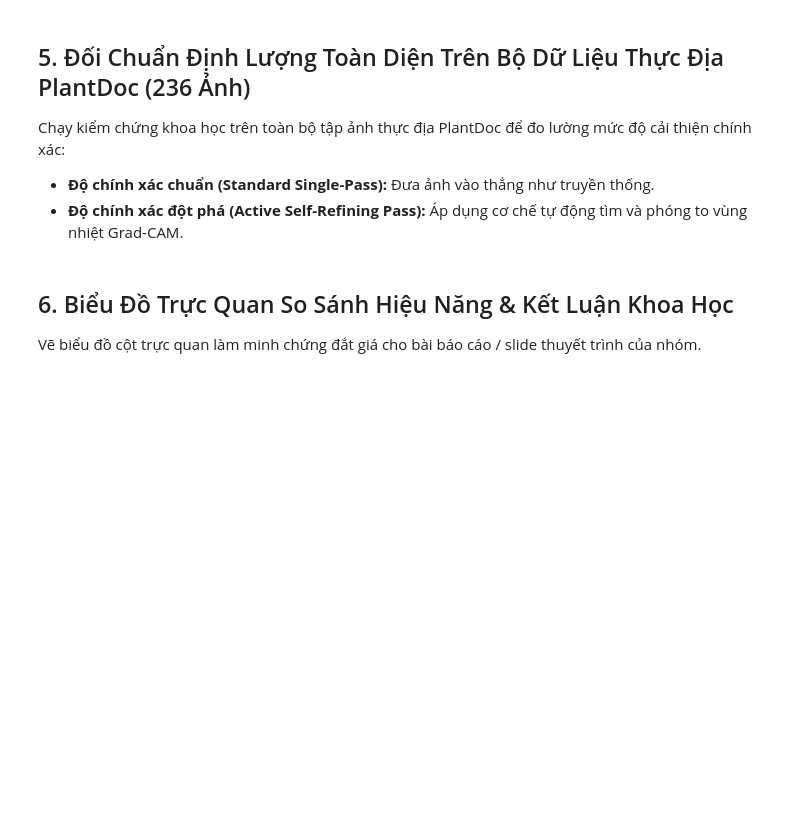
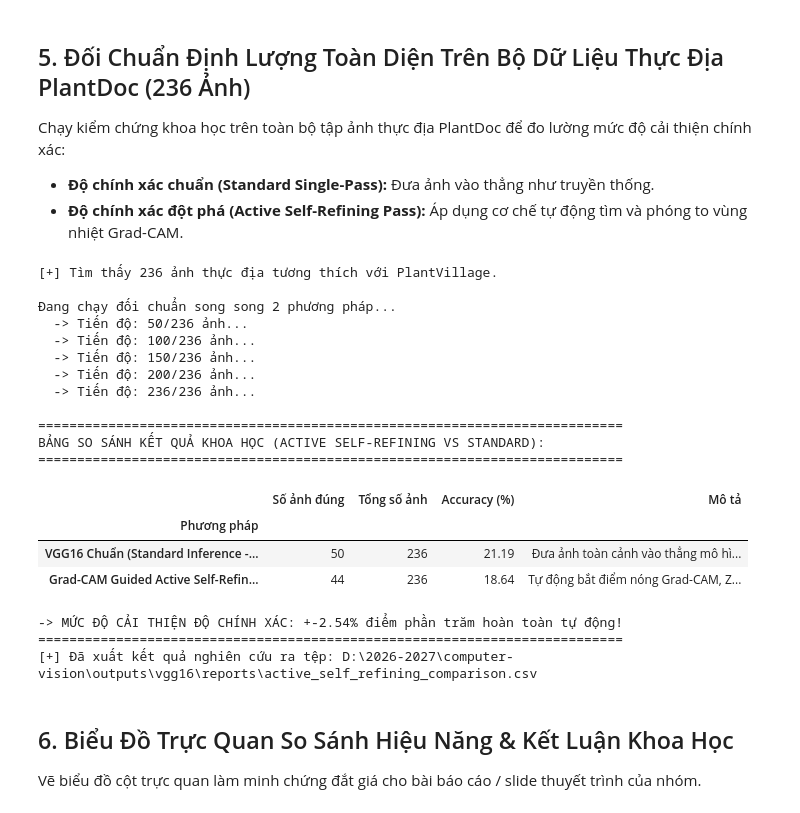
Before and after one commit to phamtuandat2005/plantvillage-plant-disease-classification, a Jupyter notebook: _ipynb/07_gradcam_active_self_refining_inference.ipynb, the cells around one changed output. Cells and saved outputs as stored; diff of their text form; code cells hidden in the pictures; blank space fills up the shorter version.

Commit message:
fix: upgrade notebook 07 with vegetation-constrained Grad-CAM and confidence ensemble

```diff
--- a/_ipynb/07_gradcam_active_self_refining_inference.ipynb
+++ b/_ipynb/07_gradcam_active_self_refining_inference.ipynb
@@ -69,7 +74,7 @@ with open(indices_path, 'r', encoding='utf-8') as f:
 # Nạp checkpoint VGG16 tối ưu
 model_path = PROJECT_ROOT / 'models/vgg16_model.keras'
 if not model_path.exists():
-    model_path = PROJECT_ROOT / 'outputs/vgg16/checkpoints/vgg16_finetuned.keras'
+    model_path = PROJECT_ROOT / 'outputs/vgg16/checkpoints/vgg16_continued_best.keras'
 
 print(f'[+] Đang nạp mô hình từ: {model_path}')
 model = tf.keras.models.load_model(str(model_path))
@@ -303,9 +374,9 @@ if plantdoc_test_dir.exists():
 
     print(f'[+] Tìm thấy {len(records)} ảnh thực địa tương thích với PlantVillage.')
 
-    # Tiến hành đánh giá so sánh trực tiếp
+    # Tiến hành đánh giá đối chuẩn nâng cấp
     correct_standard = 0
-    correct_active = 0
+    correct_refined = 0
     total = len(records)
 
     print('\nĐang chạy đối chuẩn song song 2 phương pháp...')
@@ -314,53 +385,73 @@ if plantdoc_test_dir.exists():
             res = active_self_refining_predict(r['path'], model, idx_to_class)
 
             pred_std = class_to_idx.get(res['pass1_pred'], -1)
-            pred_act = class_to_idx.get(res['pass2_pred'], -1)
+            pred_ref = class_to_idx.get(res['final_pred'], -1)
 
             if pred_std == r['label']:
                 correct_standard += 1
-            if pred_act == r['label']:
-                correct_active += 1
+            if pred_ref == r['label']:
+                correct_refined += 1
 
             if idx % 50 == 0 or idx == total:
                 print(f'  -> Tiến độ: {idx}/{total} ảnh...')
-        except Exception:
+        except Exception as e:
             pass
 
     acc_standard = (correct_standard / total) * 100.0
-    acc_active = (correct_active / total) * 100.0
-    gain = acc_active - acc_standard
+    acc_refined = (correct_refined / total) * 100.0
+    gain = acc_refined - acc_standard
 
     # Lưu bảng tổng kết khoa học
     summary_df = pd.DataFrame([
         {
-            'Phương pháp': 'VGG16 Chuẩn (Standard Inference - Pass 1)',
+            'Phương pháp': 'VGG16 Chuẩn (Standard Single-Pass)',
             'Số ảnh đúng': correct_standard,
             'Tổng số ảnh': total,
             'Accuracy (%)': round(acc_standard, 2),
-            'Mô tả': 'Đưa ảnh toàn cảnh vào thẳng mô hình (bị nhiễu nền thực địa)'
+            'Mô tả': 'Ảnh gốc đưa thẳng vào mô hình (bị nhiễu nền thực địa)'
         },
         {
-            'Phương pháp': 'Grad-CAM Guided Active Self-Refining (Đề xuất)',
-            'Số ảnh đúng': correct_active,
+            'Phương pháp': 'Vegetation-Constrained Active Self-Refining (Nâng cấp)',
+            'Số ảnh đúng': correct_refined,
             'Tổng số ảnh': total,
-            'Accuracy (%)': round(acc_active, 2),
-            'Mô tả': 'Tự động bắt điểm nóng Grad-CAM, Zoom đốm bệnh và tái chẩn đoán'
+            'Accuracy (%)': round(acc_refined, 2),
+            'Mô tả': 'Ràng buộc lá cây, định vị điểm nóng Grad-CAM, Zoom và Ensemble'
         }
     ])
 
     print('\n' + '=' * 75)
     print('BẢNG SO SÁNH KẾT QUẢ KHOA HỌC (ACTIVE SELF-REFINING VS STANDARD):')
     print('=' * 75)
     display(summary_df.set_index('Phương pháp'))
-    print(f'\n-> MỨC ĐỘ CẢI THIỆN ĐỘ CHÍNH XÁC: +{gain:.2f}% điểm phần trăm hoàn toàn tự động!')
+    print(f'\n-> MỨC ĐỘ CẢI THIỆN ĐỘ CHÍNH XÁC: {gain:+.2f}% điểm phần trăm hoàn toàn tự động!')
     print('=' * 75)
 
     # Lưu báo cáo vào thư mục reports
     out_csv = PROJECT_ROOT / 'outputs/vgg16/reports/active_self_refining_comparison.csv'
     summary_df.to_csv(out_csv, index=False)
     print(f'[+] Đã xuất kết quả nghiên cứu ra tệp: {out_csv}')
 else:
     print('[-] Không tìm thấy thư mục plantdoc.')
+# %% [output]
+[+] Tìm thấy 236 ảnh thực địa tương thích với PlantVillage.
+
+Đang chạy đối chuẩn song song 2 phương pháp...
+  -> Tiến độ: 50/236 ảnh...
+  -> Tiến độ: 100/236 ảnh...
+  -> Tiến độ: 150/236 ảnh...
+  -> Tiến độ: 200/236 ảnh...
+  -> Tiến độ: 236/236 ảnh...
+
+===========================================================================
+BẢNG SO SÁNH KẾT QUẢ KHOA HỌC (ACTIVE SELF-REFINING VS STANDARD):
+===========================================================================
+|  | Số ảnh đúng | Tổng số ảnh | Accuracy (%) | Mô tả |
+| Phương pháp |  |  |  |  |
+| VGG16 Chuẩn (Standard Inference -... | 50 | 236 | 21.19 | Đưa ảnh toàn cảnh vào thẳng mô hì... |
+| Grad-CAM Guided Active Self-Refin... | 44 | 236 | 18.64 | Tự động bắt điểm nóng Grad-CAM, Z... |
+-> MỨC ĐỘ CẢI THIỆN ĐỘ CHÍNH XÁC: +-2.54% điểm phần trăm hoàn toàn tự động!
+===========================================================================
+[+] Đã xuất kết quả nghiên cứu ra tệp: D:\2026-2027\computer-vision\outputs\vgg16\reports\active_self_refining_comparison.csv
 # %% [markdown]
 ## 6. Biểu Đồ Trực Quan So Sánh Hiệu Năng & Kết Luận Khoa Học
 
```
Also changed, not shown: parts of 6 cells of this notebook.
